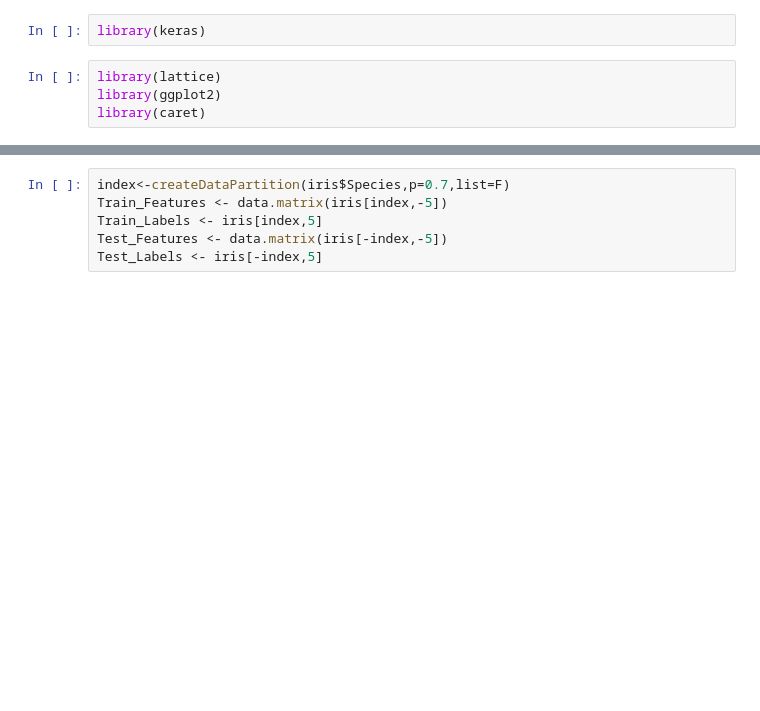
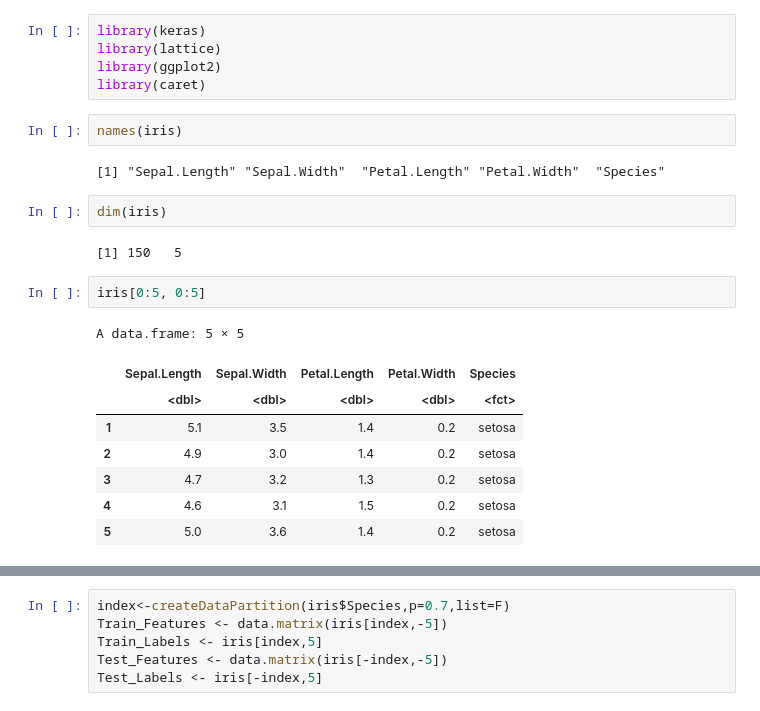
Before and after one commit to nakaken0629/rstudy, a Jupyter notebook: iris.ipynb, the cells around one changed output, grey strips where cells are left out. Cells and saved outputs as stored; diff of their text form; blank space fills up the shorter version.

```diff
--- a/iris.ipynb
+++ b/iris.ipynb
@@ -1,7 +1,25 @@
-# %%
-library(keras)
 # %%
+library(keras)
 library(lattice)
 library(ggplot2)
 library(caret)
+# %%
+names(iris)
+# %% [output]
+[1] "Sepal.Length" "Sepal.Width"  "Petal.Length" "Petal.Width"  "Species"
+# %%
+dim(iris)
+# %% [output]
+[1] 150   5
+# %%
+iris[0:5, 0:5]
+# %% [output]
+A data.frame: 5 × 5
+|  | Sepal.Length | Sepal.Width | Petal.Length | Petal.Width | Species |
+|  | <dbl> | <dbl> | <dbl> | <dbl> | <fct> |
+| 1 | 5.1 | 3.5 | 1.4 | 0.2 | setosa |
+| 2 | 4.9 | 3.0 | 1.4 | 0.2 | setosa |
+| 3 | 4.7 | 3.2 | 1.3 | 0.2 | setosa |
+| 4 | 4.6 | 3.1 | 1.5 | 0.2 | setosa |
+| 5 | 5.0 | 3.6 | 1.4 | 0.2 | setosa |
 # %%
```
Also changed, not shown: parts of 6 cells of this notebook.
